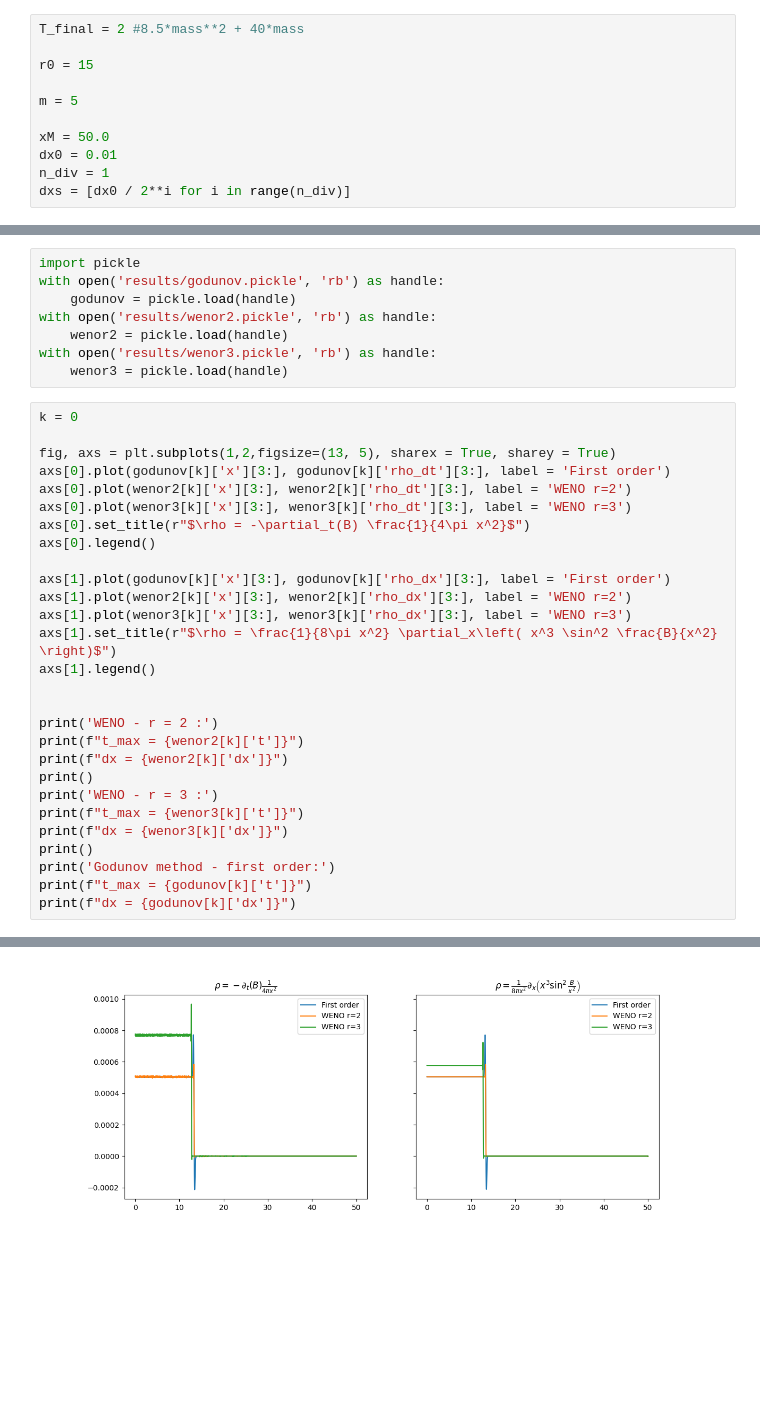
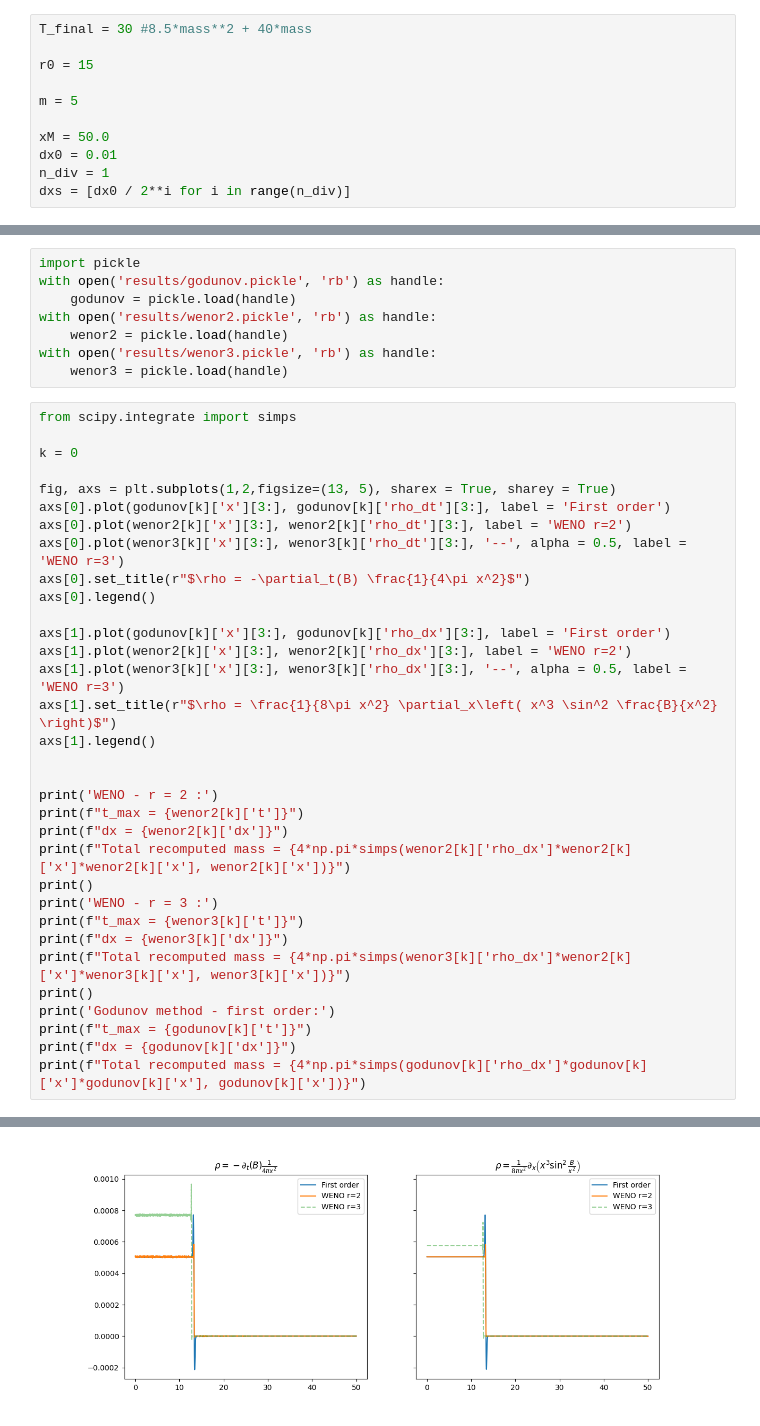
Before and after one commit to LoreCip/LQG-BH-Collapse, a Jupyter notebook: Notebooks/mixed.ipynb, the cells around one changed output, grey strips where cells are left out. Saved outputs shown, nothing was run; the diff lists cells and outputs as text; blank space fills up the shorter version.

```diff
--- a/Notebooks/mixed.ipynb
+++ b/Notebooks/mixed.ipynb
@@ -10,7 +10,7 @@ from numba import njit, vectorize
 # %% [markdown]
 ### Common parameters
 # %%
-T_final = 2 #8.5*mass**2 + 40*mass
+T_final = 30 #8.5*mass**2 + 40*mass
 
 r0 = 15
 
@@ -551,18 +551,20 @@ with open('results/wenor2.pickle', 'rb') as handle:
 with open('results/wenor3.pickle', 'rb') as handle:
     wenor3 = pickle.load(handle)
 # %%
+from scipy.integrate import simps
+
 k = 0
 
 fig, axs = plt.subplots(1,2,figsize=(13, 5), sharex = True, sharey = True)
 axs[0].plot(godunov[k]['x'][3:], godunov[k]['rho_dt'][3:], label = 'First order')
 axs[0].plot(wenor2[k]['x'][3:], wenor2[k]['rho_dt'][3:], label = 'WENO r=2')
-axs[0].plot(wenor3[k]['x'][3:], wenor3[k]['rho_dt'][3:], label = 'WENO r=3')
+axs[0].plot(wenor3[k]['x'][3:], wenor3[k]['rho_dt'][3:], '--', alpha = 0.5, label = 'WENO r=3')
 axs[0].set_title(r"$\rho = -\partial_t(B) \frac{1}{4\pi x^2}$")
 axs[0].legend()
 
 axs[1].plot(godunov[k]['x'][3:], godunov[k]['rho_dx'][3:], label = 'First order')
 axs[1].plot(wenor2[k]['x'][3:], wenor2[k]['rho_dx'][3:], label = 'WENO r=2')
-axs[1].plot(wenor3[k]['x'][3:], wenor3[k]['rho_dx'][3:], label = 'WENO r=3')
+axs[1].plot(wenor3[k]['x'][3:], wenor3[k]['rho_dx'][3:], '--', alpha = 0.5, label = 'WENO r=3')
 axs[1].set_title(r"$\rho = \frac{1}{8\pi x^2} \partial_x\left( x^3 \sin^2 \frac{B}{x^2} \right)$")
 axs[1].legend()
 
@@ -570,14 +572,17 @@ axs[1].legend()
 print('WENO - r = 2 :')
 print(f"t_max = {wenor2[k]['t']}")
 print(f"dx = {wenor2[k]['dx']}")
+print(f"Total recomputed mass = {4*np.pi*simps(wenor2[k]['rho_dx']*wenor2[k]['x']*wenor2[k]['x'], wenor2[k]['x'])}")
 print()
 print('WENO - r = 3 :')
 print(f"t_max = {wenor3[k]['t']}")
 print(f"dx = {wenor3[k]['dx']}")
+print(f"Total recomputed mass = {4*np.pi*simps(wenor3[k]['rho_dx']*wenor2[k]['x']*wenor3[k]['x'], wenor3[k]['x'])}")
 print()
 print('Godunov method - first order:')
 print(f"t_max = {godunov[k]['t']}")
 print(f"dx = {godunov[k]['dx']}")
+print(f"Total recomputed mass = {4*np.pi*simps(godunov[k]['rho_dx']*godunov[k]['x']*godunov[k]['x'], godunov[k]['x'])}")
 # %% [output]
 WENO - r = 2 :
 t_max = 2
@@ -593,4 +601,4 @@ dx = 0.01
-[figure, old version]
+[figure, new version]
 # %%
 k = 0
 
```
Also changed, not shown: parts of 4 cells of this notebook, 9 other files.
